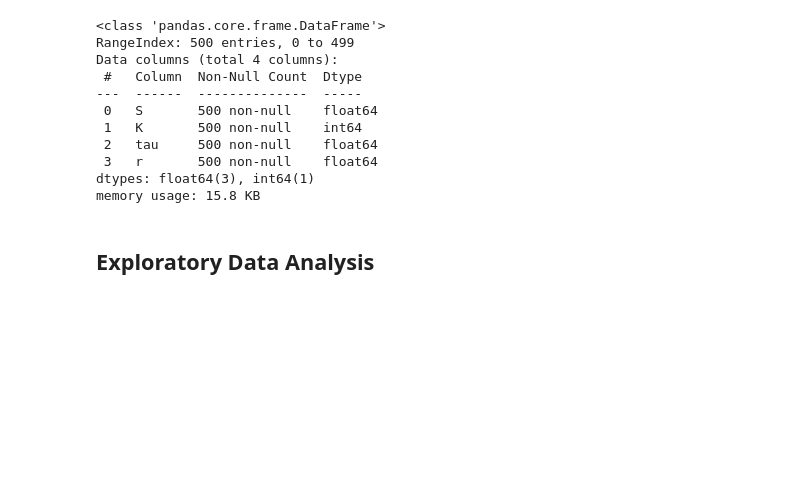
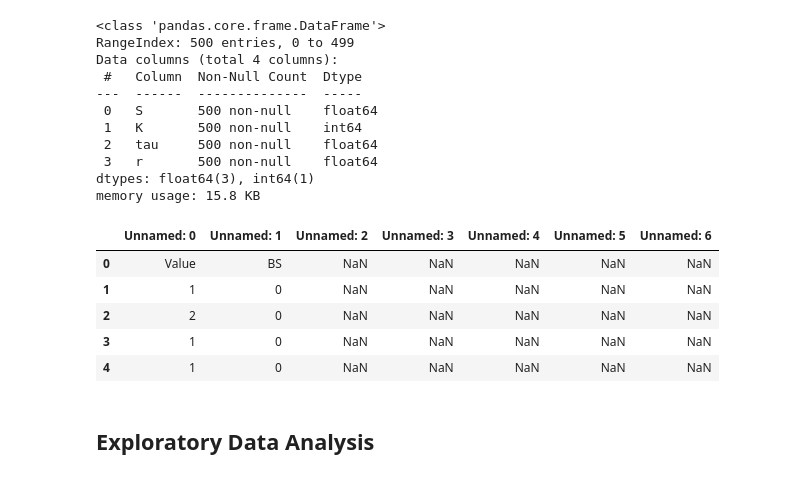
Before and after one commit to murtadhamr/dso530-applied-modern-statistical-learning-methods, a Jupyter notebook: Final Project.ipynb, the cells around one changed output. Cells and saved outputs as stored; diff of their text form; code cells hidden in the pictures; blank space fills up the shorter version.

```diff
--- a/Final Project - Classification.ipynb
+++ b/Final Project.ipynb
@@ -58,6 +65,16 @@ Data columns (total 4 columns):
  3   r       500 non-null    float64
 dtypes: float64(3), int64(1)
 memory usage: 15.8 KB
+# %%
+df_test2 = pd.read_csv('group_0_prediction.csv')
+df_test2.head()
+# %% [output]
+|  | Unnamed: 0 | Unnamed: 1 | Unnamed: 2 | Unnamed: 3 | Unnamed: 4 | Unnamed: 5 | Unnamed: 6 |
+| 0 | Value | BS | NaN | NaN | NaN | NaN | NaN |
+| 1 | 1 | 0 | NaN | NaN | NaN | NaN | NaN |
+| 2 | 2 | 0 | NaN | NaN | NaN | NaN | NaN |
+| 3 | 1 | 0 | NaN | NaN | NaN | NaN | NaN |
+| 4 | 1 | 0 | NaN | NaN | NaN | NaN | NaN |
 # %% [markdown]
 ## Exploratory Data Analysis
 # %% [markdown]
```
Also changed, not shown: parts of 21 cells of this notebook, 3 other files.
